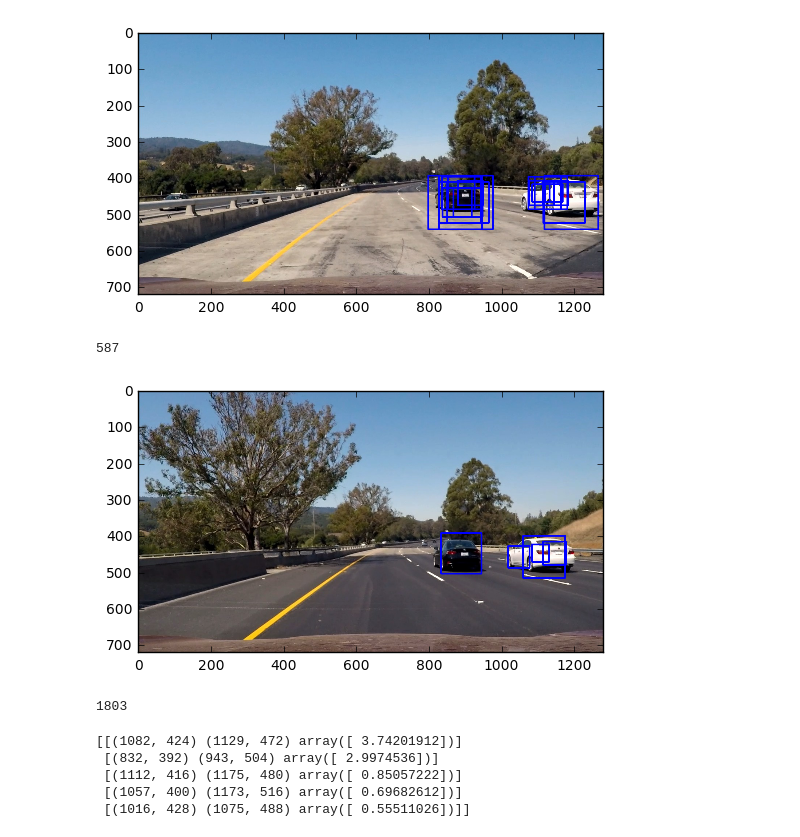
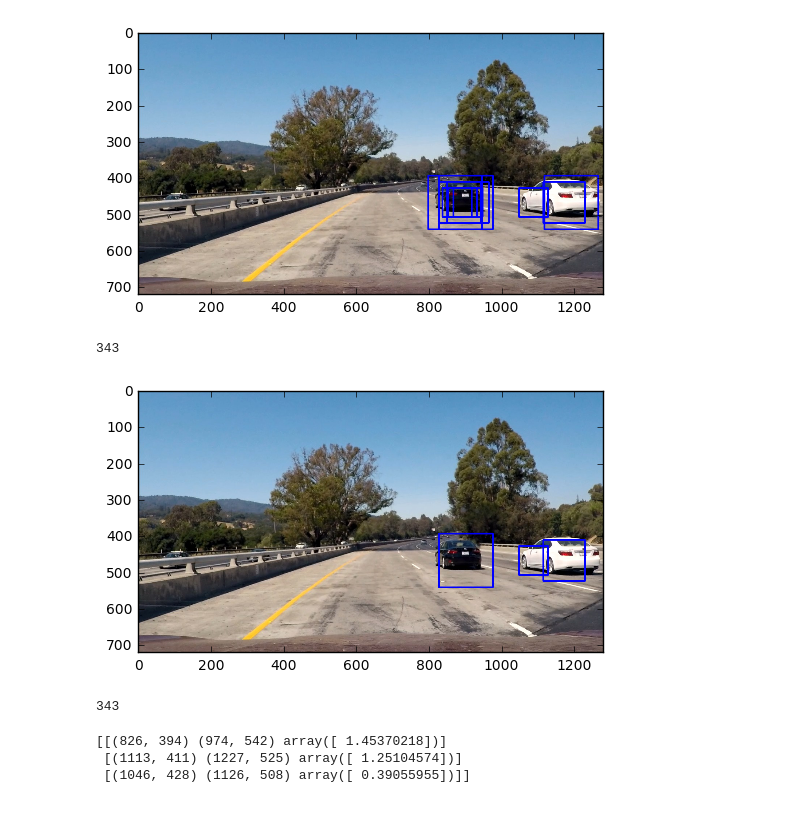
Before and after one commit to eigendreams/vehicle_tracking, a Jupyter notebook: Universal.ipynb, the cells around one changed output. Saved outputs shown, nothing was run; the diff lists cells and outputs as text; code cells hidden in the pictures.

```diff
--- a/Universal.ipynb
+++ b/Universal.ipynb
@@ -619,7 +619,7 @@ window_list = slideAll( img,
                          nlines = 6,
                          nvariations = 1,
                          pvariations = 0.30,
-                         min_pixels = 64,
+                         min_pixels = 100,
                          overlap = 0.8 )
 
 window_img = draw_boxes(img, window_list, color=(0, 0, 255), thick=3)
@@ -627,8 +627,8 @@ plt.imshow(window_img)
 plt.show()
 print(counter)
 # %% [output]
-[figure, old version]
+[figure, new version]
-587
+343
 # %%
 # adapted from https://github.com/quantombone/exemplarsvm/blob/54c07ec4faa96fb949991ebc512eaf7446e034f7/internal/esvm_nms.m
 # or http://www.computervisionblog.com/2011/08/blazing-fast-nmsm-from-exemplar-svm.html
@@ -680,31 +680,21 @@ def esvm_nms(boxes, overlap):
     top = boxes[(pick.astype(int))];
 
     return top
-# %%
-img = mpimg.imread('test_images/test6.jpg')
-window_list = slideAll( img,
-                         nlines = 16,
-                         nvariations = 2,
-                         pvariations = 0.40,
-                         min_pixels = 64,
-                         overlap = 0.8 )
 # %%
-tops = esvm_nms(window_list, 0.4)
+tops = esvm_nms(window_list, 0.5)
 window_img = draw_boxes(img, tops, color=(0, 0, 255), thick=3)
 plt.imshow(window_img)
 plt.show()
 print(counter)
 # %% [output]
-[figure, old version]
+[figure, new version]
-1803
+343
 # %%
 print(tops)
 # %% [output]
-[[(1082, 424) (1129, 472) array([ 3.74201912])]
- [(832, 392) (943, 504) array([ 2.9974536])]
- [(1112, 416) (1175, 480) array([ 0.85057222])]
- [(1057, 400) (1173, 516) array([ 0.69682612])]
- [(1016, 428) (1075, 488) array([ 0.55511026])]]
+[[(826, 394) (974, 542) array([ 1.45370218])]
+ [(1113, 411) (1227, 525) array([ 1.25104574])]
+ [(1046, 428) (1126, 508) array([ 0.39055955])]]
 # %%
 def heatMap(img,
             llist_windows,
```
Also changed, not shown: parts of 13 cells of this notebook.
